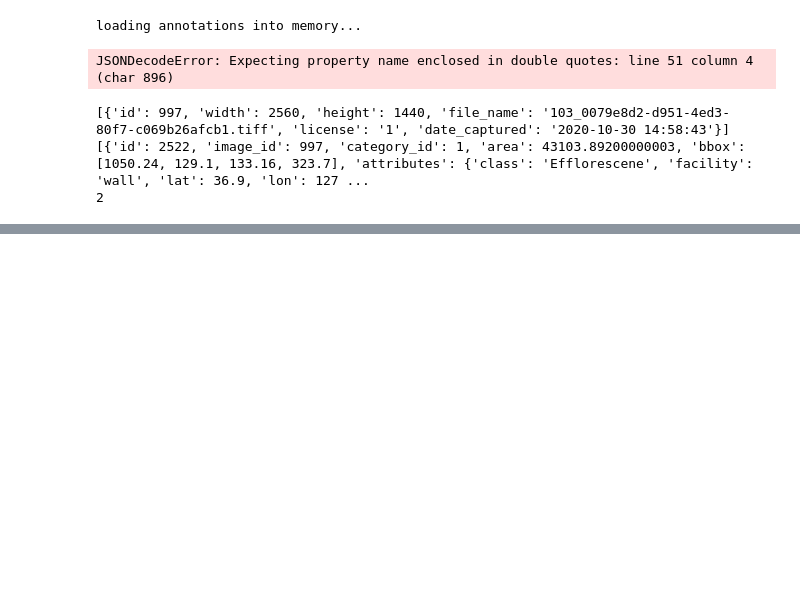
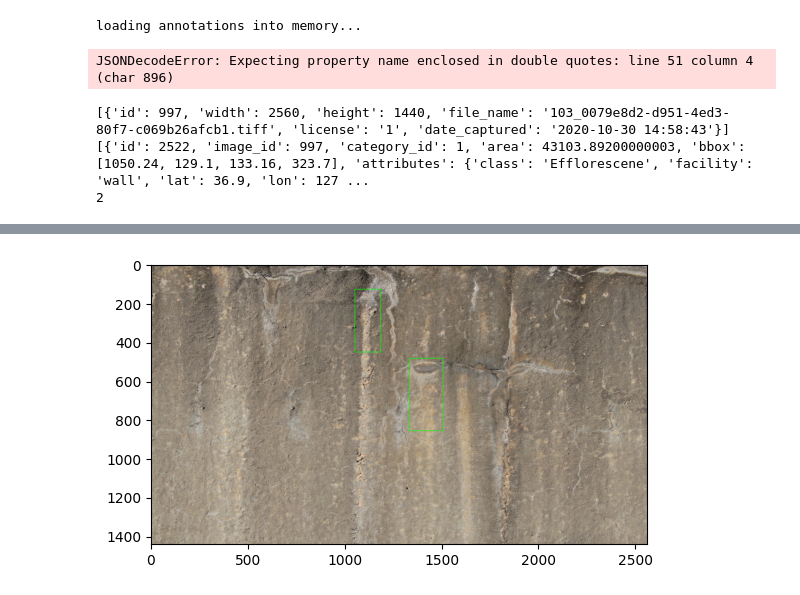
Before and after one commit to jeongjae96/soteria8-crack-detection, a Jupyter notebook: examples/aihub_crack/data_preprocess/data_lookup.ipynb, the cells around one changed output, grey strips where cells are left out. Cells and saved outputs as stored; diff of their text form; code cells hidden in the pictures; blank space fills up the shorter version.

Commit message:
feat: bbox plot를 진행해보았으나, tight하게 되지 않아 사용이 어려울 것 같다 #7

```diff
--- a/examples/aihub_crack/data_preprocess/data_lookup.ipynb
+++ b/examples/aihub_crack/data_preprocess/data_lookup.ipynb
@@ -85,0 +97,23 @@ with open(sample_coco_path, 'r') as sample_coco:
+# %%
+# bbox: [1050.24, 129.1, 133.16, 323.7]
+# bbox: [1331.6, 484.0, 173.0, 373.4]
+with open(sample_coco_path, 'r') as sample_coco:
+    sample_coco = json5.load(sample_coco)
+
+    image_info = sample_coco['images'][0]
+    annotations_infos = sample_coco['annotations']
+
+    for ann in annotations_infos:
+        x_min, y_min, width, height = map(int, ann['bbox'])
+        x_max = x_min + width
+        y_max = y_min + height
+
+        start_point = (x_min, y_min)
+        end_point = (x_max, y_max)
+
+        cv2.rectangle(img, start_point, end_point, color=(0, 255, 0), thickness=2)
+
+plt.imshow(img)
+plt.show()
+# %% [output]
+[figure, added]
```
Also changed, not shown: parts of 2 cells of this notebook, 2 other files.
